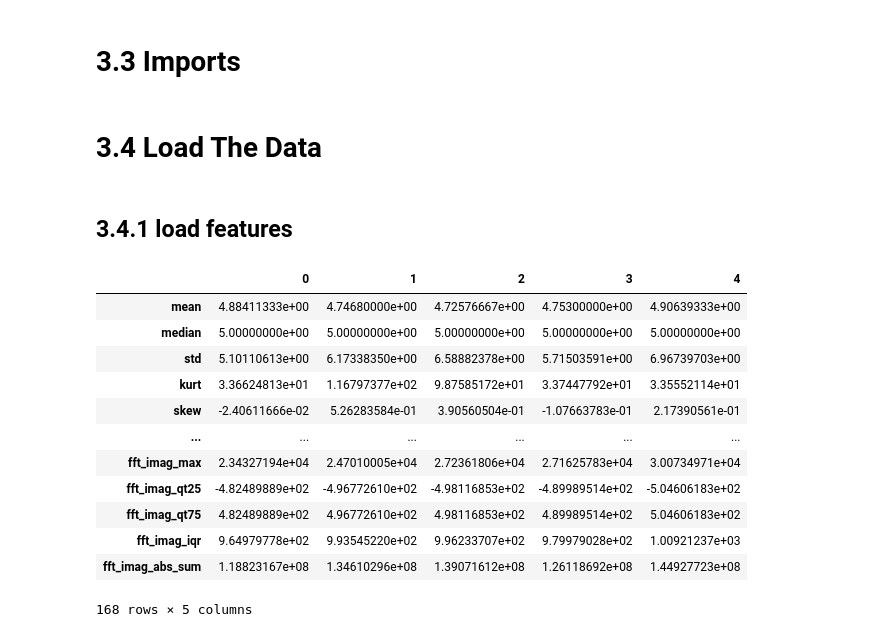
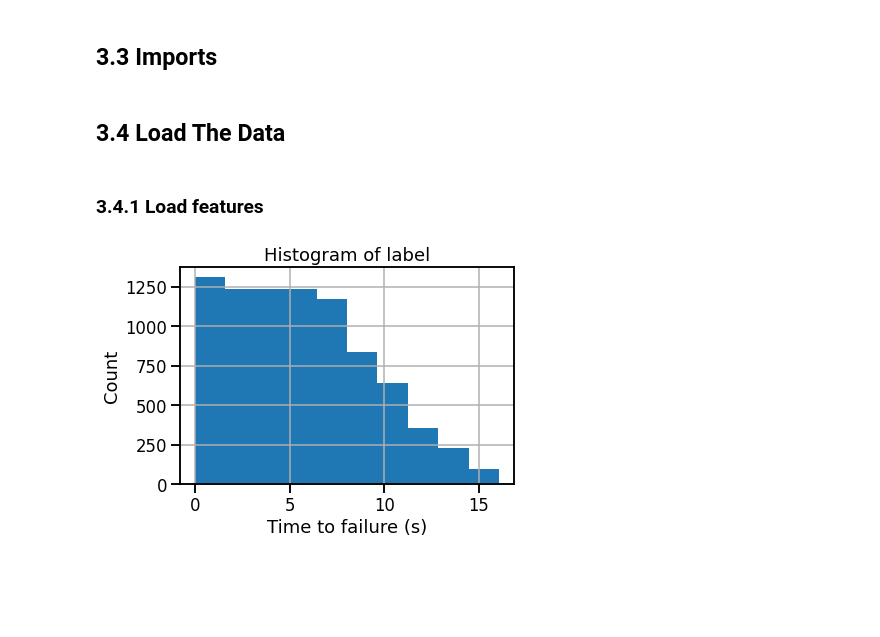
Before and after one commit to qq7933086/Laboratory_earthquake_time_prediction, a Jupyter notebook: Notebooks/03_exploratory_data_analysis.ipynb, the cells around one changed output. Drawn from its saved outputs; the diff is of its cells as text; code cells hidden in the pictures; blank space fills up the shorter version.

```diff
--- a/Notebooks/03_exploratory_data_analysis.ipynb
+++ b/Notebooks/03_exploratory_data_analysis.ipynb
@@ -3,5 +19,5 @@
 # %% [markdown]
-# 3.3 Imports
+## 3.3 Imports <a class="anchor" id="3_3Imports"></a>
 # %%
 import pandas as pd
 import matplotlib.pyplot as plt
@@ -9,29 +25,18 @@ import seaborn as sns
 import numpy as np
 from sklearn.decomposition import PCA
 from sklearn.preprocessing import scale
-from scipy import signal
+sns.set_context("talk")
 
 pd.set_option("display.precision", 8)
 # %% [markdown]
-# 3.4 Load The Data
+## 3.4 Load The Data <a class="anchor" id="3_4Load_The_Data"></a>
 # %% [markdown]
-## 3.4.1 load features
+### 3.4.1 Load features <a class="anchor" id="3_4_1Load_features"></a>
-# %%
-train_df = pd.read_pickle('../data/train_df.pkl')
-# train_df.head().T
-train_features_df.drop(columns = 'ttf_avg', inplace = True)
-train_features_df.head().T
-# %% [output]
-|  | 0 | 1 | 2 | 3 | 4 |
-| mean | 4.88411333e+00 | 4.74680000e+00 | 4.72576667e+00 | 4.75300000e+00 | 4.90639333e+00 |
-| median | 5.00000000e+00 | 5.00000000e+00 | 5.00000000e+00 | 5.00000000e+00 | 5.00000000e+00 |
-| std | 5.10110613e+00 | 6.17338350e+00 | 6.58882378e+00 | 5.71503591e+00 | 6.96739703e+00 |
-| kurt | 3.36624813e+01 | 1.16797377e+02 | 9.87585172e+01 | 3.37447792e+01 | 3.35552114e+01 |
-| skew | -2.40611666e-02 | 5.26283584e-01 | 3.90560504e-01 | -1.07663783e-01 | 2.17390561e-01 |
-| ... | ... | ... | ... | ... | ... |
-| fft_imag_max | 2.34327194e+04 | 2.47010005e+04 | 2.72361806e+04 | 2.71625783e+04 | 3.00734971e+04 |
-| fft_imag_qt25 | -4.82489889e+02 | -4.96772610e+02 | -4.98116853e+02 | -4.89989514e+02 | -5.04606183e+02 |
-| fft_imag_qt75 | 4.82489889e+02 | 4.96772610e+02 | 4.98116853e+02 | 4.89989514e+02 | 5.04606183e+02 |
-| fft_imag_iqr | 9.64979778e+02 | 9.93545220e+02 | 9.96233707e+02 | 9.79979028e+02 | 1.00921237e+03 |
-| fft_imag_abs_sum | 1.18823167e+08 | 1.34610296e+08 | 1.39071612e+08 | 1.26118692e+08 | 1.44927723e+08 |
-168 rows × 5 columns
+# %%
+train_df = pd.read_pickle('../data/train_df243.pkl')
+train_df['ttf'].hist()
+plt.xlabel('Time to failure (s)')
+plt.ylabel('Count')
+plt.title('Histogram of label');
+# %% [output]
+[figure, added]
```
Also changed, not shown: parts of 23 cells of this notebook, 2 other files.
